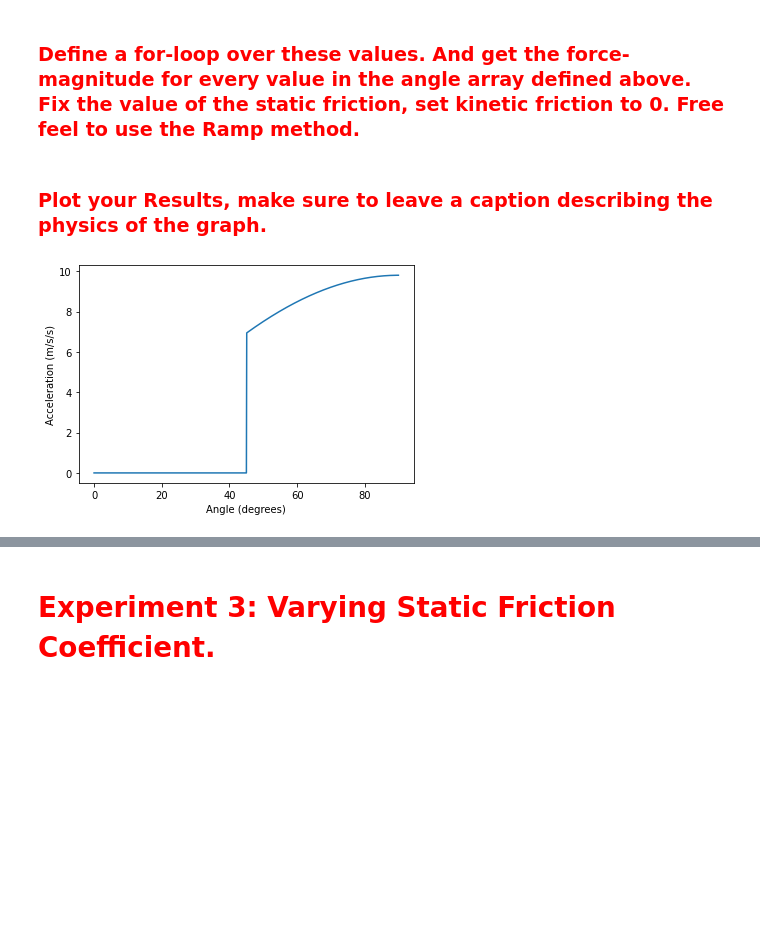
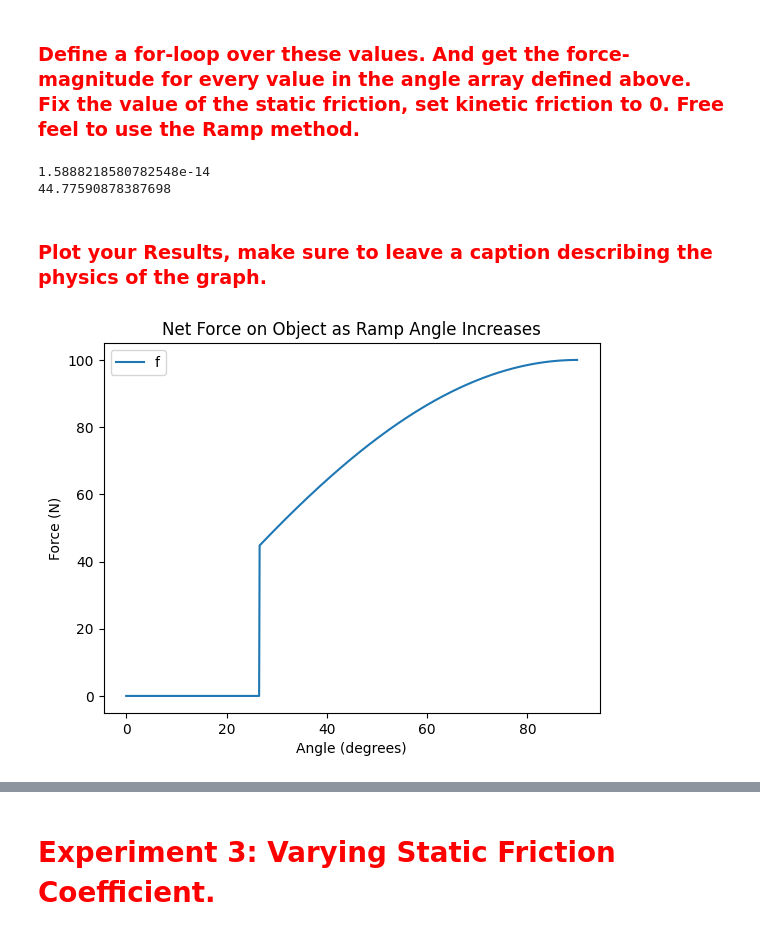
Before and after one commit to CalebAnderson22/PHY122, a Jupyter notebook: N3L_Anderson.ipynb, the cells around one changed output, grey strips where cells are left out. Cells and saved outputs as stored; diff of their text form; code cells hidden in the pictures; blank space fills up the shorter version.

```diff
--- a/N3L_Anderson.ipynb
+++ b/N3L_Anderson.ipynb
@@ -77,6 +79,6 @@ print( basis )
 # %% [markdown]
 ###  <font color='Red'> Define an arbitrary acting force vector (3 component vector). </font>
 # %%
-f_in  = array([0., -9.8, 0.])
+f_in  = array([0., -100, 0.])
 print(f_in)
 # %% [output]
@@ -129,13 +131,21 @@ Net Force is 0.000 N
 # %%
 f  = zeros(len(θs)) ## create an empty array to fill-in later of length θs
 for i in range(len(θs)): ## for-loop over all configurations, e.g. array θs
-    f[i] = norm( Ramp(θs[i], 1., 0.0, f_in) + f_in ) ## compute the net-force given the i-th θs configuration
+    f[i] = norm( Ramp(θs[i], 0.5, 0.0, f_in) + f_in ) ## compute the net-force given the i-th θs configuration
+
+print(f[265])
+print(f[266])
+# %% [output]
+1.5888218580782548e-14
+44.77590878387698
 # %% [markdown]
 ###  <font color='Red'> Plot your Results, make sure to leave a caption describing the physics of the graph. </font>
 # %%
-plt.plot(θs, f)
+plt.plot(θs, f, label="f")
 plt.xlabel("Angle (degrees)")
-plt.ylabel("Acceleration (m/s/s)")
+plt.ylabel("Force (N)")
+plt.legend(loc="upper left")
+plt.title("Net Force on Object as Ramp Angle Increases")
 plt.show()
 # %% [output]
-[figure, old version]
+[figure, new version]
```
Also changed, not shown: parts of 14 cells of this notebook.
